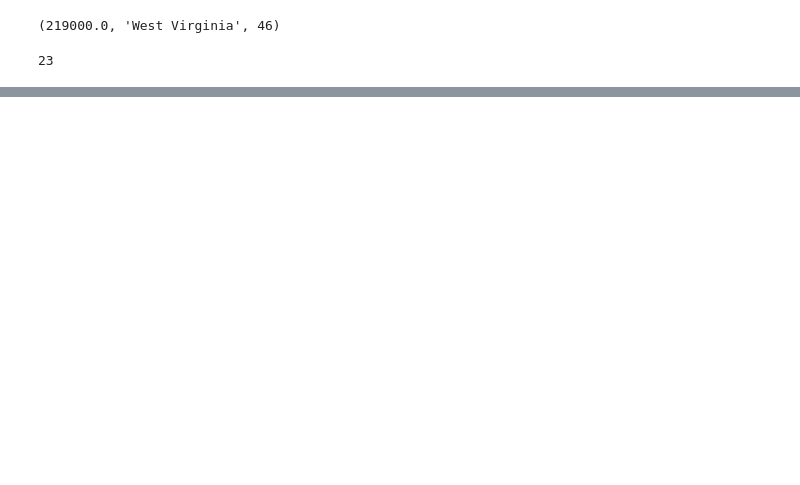
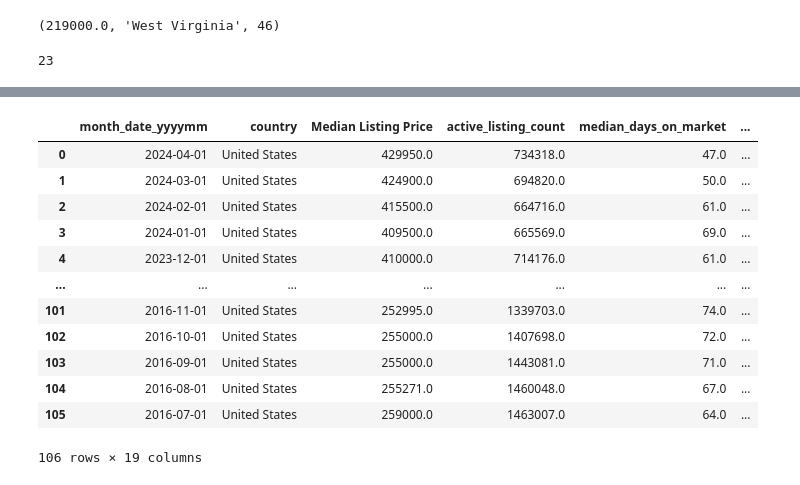
Before and after one commit to ParisAParker/Housing-Affordability-Analysis, a Jupyter notebook: notebooks/App_Func_Creation.ipynb, the cells around one changed output, grey strips where cells are left out. Cells and saved outputs as stored; diff of their text form; code cells hidden in the pictures; blank space fills up the shorter version.

```diff
--- a/notebooks/App_Func_Creation.ipynb
+++ b/notebooks/App_Func_Creation.ipynb
@@ -147,0 +148,16 @@ See the caveats in the documentation: https://pandas.pydata.org/pandas-docs/stab
+# %%
+national_df
+# %% [output]
+|  | month_date_yyyymm | country | Median Listing Price | active_listing_count | median_days_on_market | ... |
+| 0 | 2024-04-01 | United States | 429950.0 | 734318.0 | 47.0 | ... |
+| 1 | 2024-03-01 | United States | 424900.0 | 694820.0 | 50.0 | ... |
+| 2 | 2024-02-01 | United States | 415500.0 | 664716.0 | 61.0 | ... |
+| 3 | 2024-01-01 | United States | 409500.0 | 665569.0 | 69.0 | ... |
+| 4 | 2023-12-01 | United States | 410000.0 | 714176.0 | 61.0 | ... |
+| ... | ... | ... | ... | ... | ... | ... |
+| 101 | 2016-11-01 | United States | 252995.0 | 1339703.0 | 74.0 | ... |
+| 102 | 2016-10-01 | United States | 255000.0 | 1407698.0 | 72.0 | ... |
+| 103 | 2016-09-01 | United States | 255000.0 | 1443081.0 | 71.0 | ... |
+| 104 | 2016-08-01 | United States | 255271.0 | 1460048.0 | 67.0 | ... |
+| 105 | 2016-07-01 | United States | 259000.0 | 1463007.0 | 64.0 | ... |
+106 rows × 19 columns
```
Also changed, not shown: parts of 1 cell of this notebook, 3 other files.
